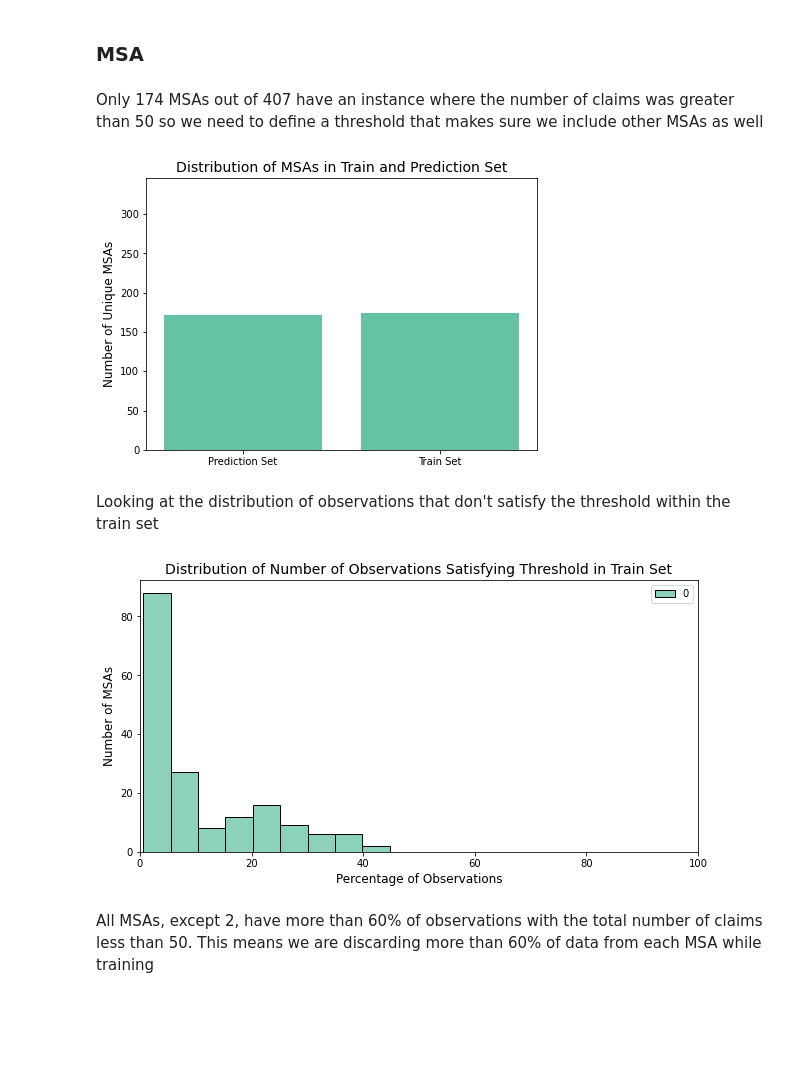
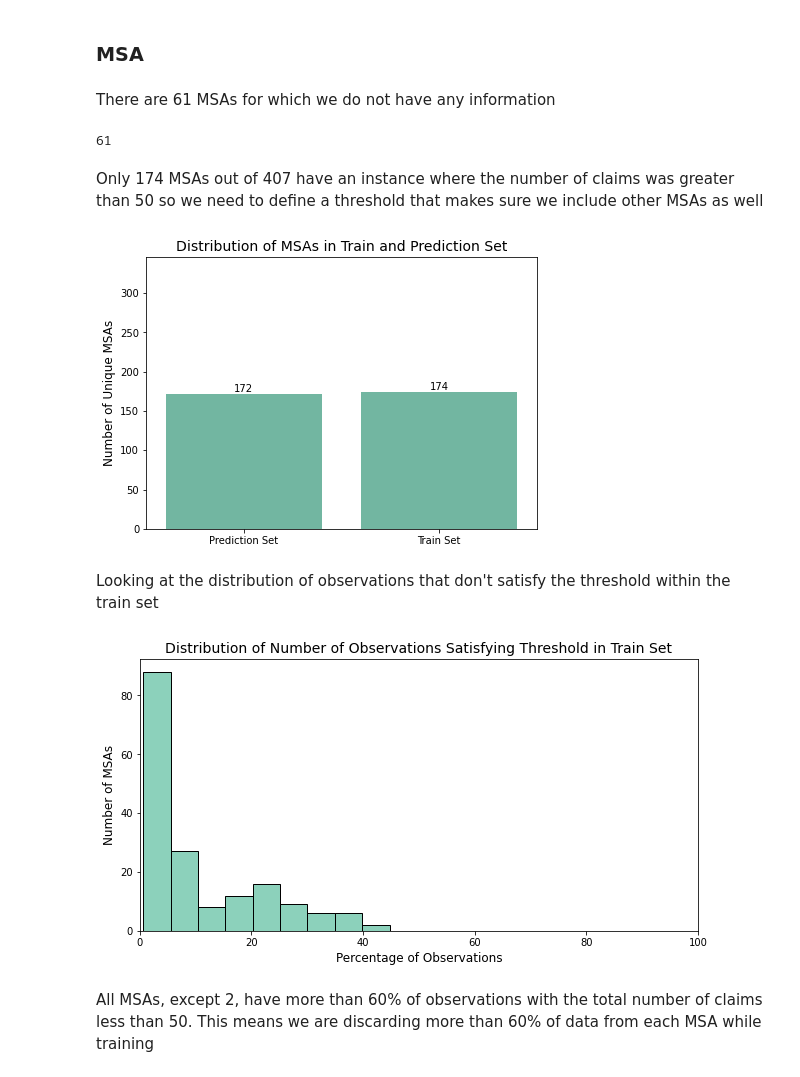
Before and after one commit to Shruti-Kaushal/Prediction-of-commercial-insurance-payments-for-surgical-procedure-using-DataRobot, a Jupyter notebook: ThresholdAnalysis.ipynb, the cells around one changed output. Cells and saved outputs as stored; diff of their text form; code cells hidden in the pictures; blank space fills up the shorter version.

```diff
--- a/ThresholdAnalysis.ipynb
+++ b/ThresholdAnalysis.ipynb
@@ -169,6 +193,12 @@ Outpatient    10.182456
 dtype: float64
 # %% [markdown]
 ### MSA
+# %% [markdown]
+There are 61 MSAs for which we do not have any information
+# %%
+len(set(data_priv0.msa.unique()))
+# %% [output]
+61
 # %% [markdown]
 Only 174 MSAs out of 407 have an instance where the number of claims was greater than 50 so we need to define a threshold that makes sure we include other MSAs as well
 # %%
@@ -176,13 +206,16 @@ msa50 = data[data.priv_count>50].msa.unique()
 msa_not50 = set(data.msa.unique()) - set(msa50)
 # %%
 plt.figure(figsize = (7,5))
-plt.bar(['Prediction Set','Train Set'],[len(msa_not50), len(msa50)])
+ax = sns.barplot(['Prediction Set','Train Set'],[len(msa_not50), len(msa50)], color = '#66c2a5')
+ax.bar_label(ax.containers[0])
 plt.ylabel('Number of Unique MSAs', fontsize = 12)
 plt.title('Distribution of MSAs in Train and Prediction Set', fontsize = 14)
 plt.ylim(0,len(msa50)+len(msa_not50))
+
+plt.savefig('figures/predict_train_num_obvs.png', bbox_inches = 'tight')
 plt.show()
 # %% [output]
-[figure, old version]
+[figure, new version]
 # %% [markdown]
 Looking at the distribution of observations that don't satisfy the threshold within the train set
 # %%
@@ -191,14 +224,15 @@ observations_dist = \
 100*msa_train_dist[msa_train_dist.priv_count>50].groupby('msa').size()/msa_train_dist.groupby('msa').size()
 # %%
 plt.figure(figsize = (10,5))
-sns.histplot(observations_dist.to_frame())
+sns.histplot(observations_dist.to_frame(), legend = False)
 plt.xlabel('Percentage of Observations', fontsize = 12)
 plt.ylabel('Number of MSAs', fontsize = 12)
 plt.title('Distribution of Number of Observations Satisfying Threshold in Train Set', fontsize = 14)
 plt.xlim(0,100)
+plt.savefig('figures/dist_claims_msa.png', bbox_inches = 'tight')
 plt.show()
 # %% [output]
-[figure, old version]
+[figure, new version]
 # %% [markdown]
 All MSAs, except 2, have more than 60% of observations with the total number of claims less than 50. This means we are discarding more than 60% of data from each MSA while training
 # %%
```
Also changed, not shown: parts of 8 cells of this notebook.
